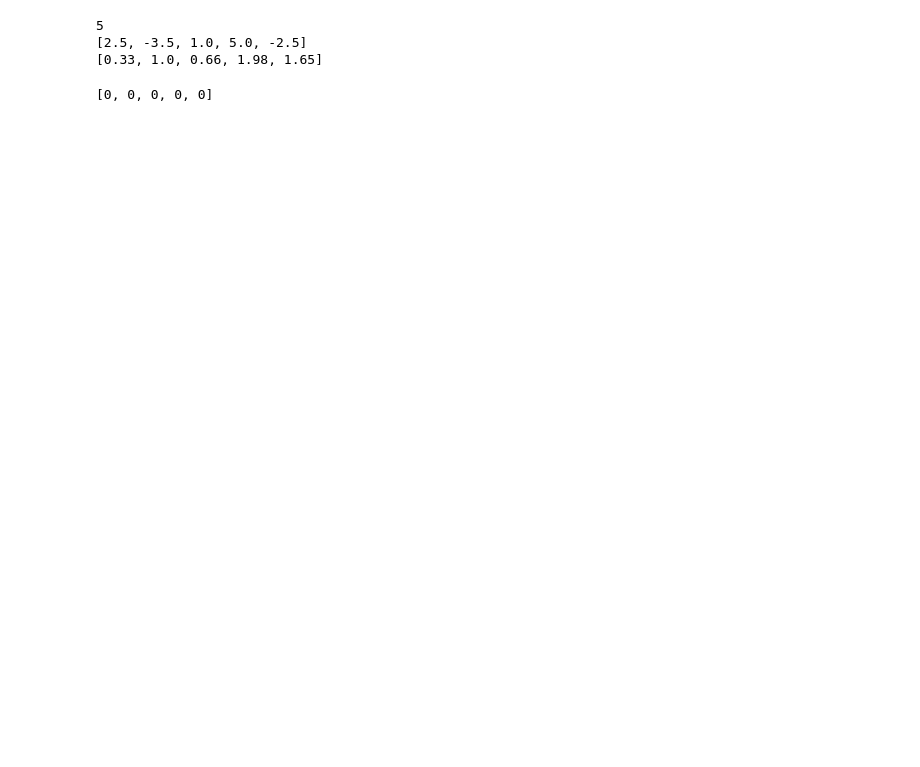
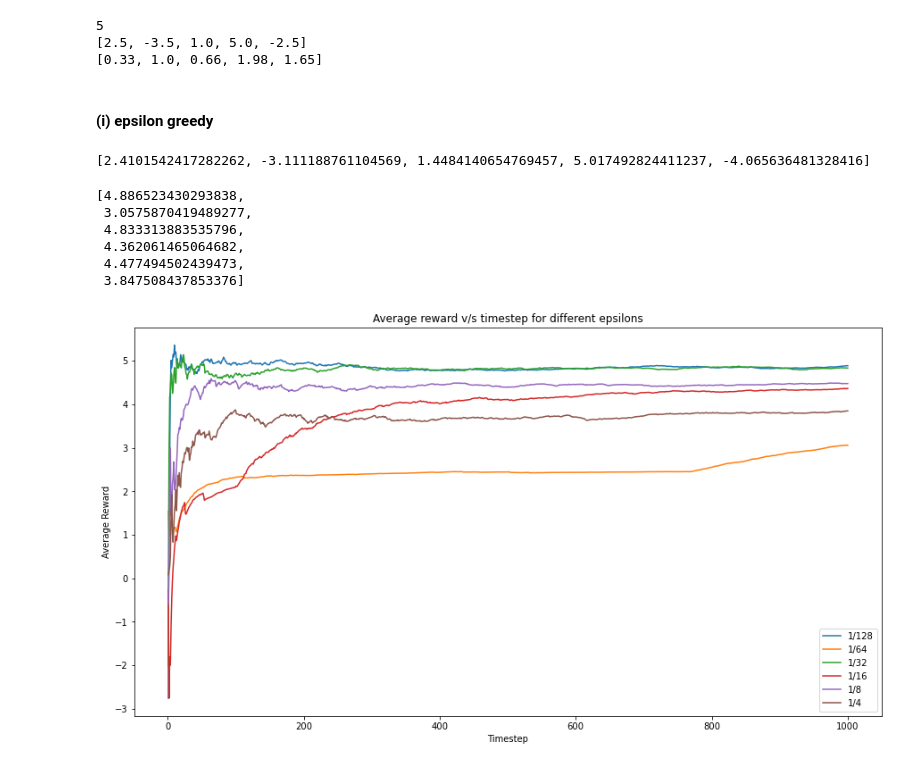
Before and after one commit to hritikb/Reinforcement-Learning-Algorithms, a Jupyter notebook: Assignment 1/Untitled.ipynb, the cells around one changed output. Drawn from its saved outputs; the diff is of its cells as text; code cells hidden in the pictures; blank space fills up the shorter version.

```diff
--- a/Assignment 1/Untitled.ipynb
+++ b/Assignment 1/Untitled.ipynb
@@ -14,9 +19,12 @@ print(game.r_stddev)
 5
 [2.5, -3.5, 1.0, 5.0, -2.5]
 [0.33, 1.0, 0.66, 1.98, 1.65]
-# %%
-steps = 1000
-expec = [0 for i in range(game.n)]
-print(expec)
-# %% [output]
-[0, 0, 0, 0, 0]
+# %% [markdown]
+#### (i) epsilon greedy
+# %%
+steps = 1000
+converged = []
+returns = []
+print(expec)
+# %% [output]
+[2.4101542417282262, -3.111188761104569, 1.4484140654769457, 5.017492824411237, -4.065636481328416]
@@ -22,0 +81,21 @@ print(expec)
+# %%
+returns
+# %% [output]
+[4.886523430293838,
+ 3.0575870419489277,
+ 4.833313883535796,
+ 4.362061465064682,
+ 4.477494502439473,
+ 3.847508437853376]
+# %%
+plt.figure(figsize = (15, 8))
+
+for i in range(len(epsilons)):
+    plt.plot(x, Y[i])
+plt.legend(['1/128', '1/64', '1/32', '1/16', '1/8', '1/4'])
+plt.title('Average reward v/s timestep for different epsilons')
+plt.xlabel('Timestep')
+plt.ylabel('Average Reward')
+plt.show()
+# %% [output]
+[figure, added]
```
Also changed, not shown: parts of 23 cells of this notebook.
